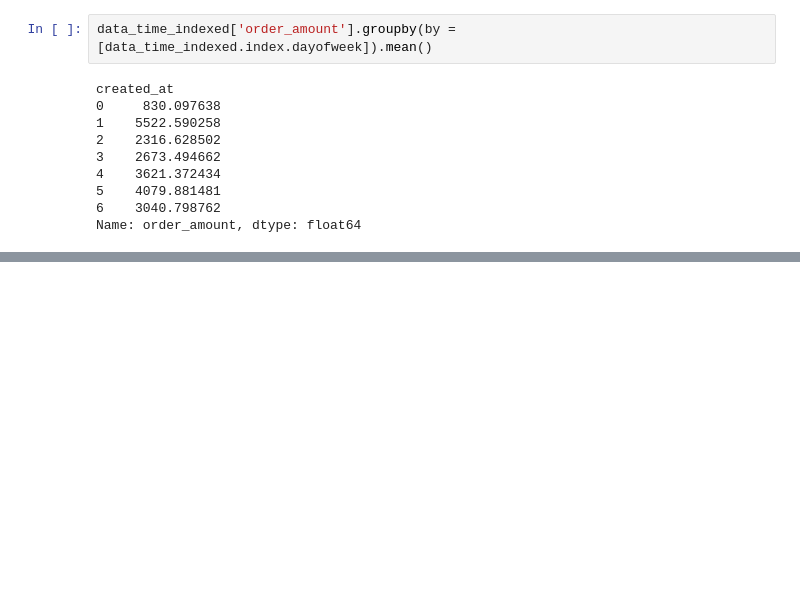
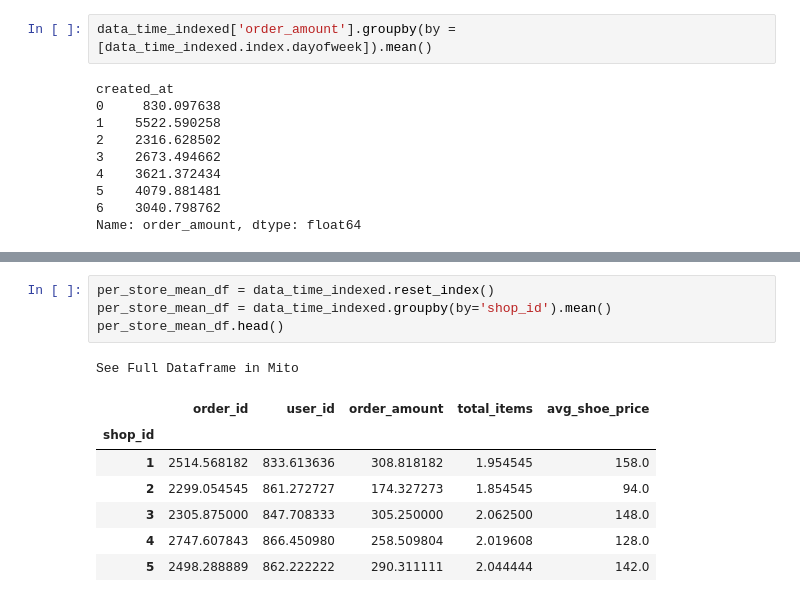
Before and after one commit to JQH84/Shopify-Challange-2022, a Jupyter notebook: EDA.ipynb, the cells around one changed output, grey strips where cells are left out. Saved outputs shown, nothing was run; the diff lists cells and outputs as text; blank space fills up the shorter version.

```diff
--- a/EDA.ipynb
+++ b/EDA.ipynb
@@ -179,0 +208,13 @@ data
+# %%
+per_store_mean_df = data_time_indexed.reset_index()
+per_store_mean_df = data_time_indexed.groupby(by='shop_id').mean()
+per_store_mean_df.head()
+# %% [output]
+See Full Dataframe in Mito
+|  | order_id | user_id | order_amount | total_items | avg_shoe_price |
+| shop_id |  |  |  |  |  |
+| 1 | 2514.568182 | 833.613636 | 308.818182 | 1.954545 | 158.0 |
+| 2 | 2299.054545 | 861.272727 | 174.327273 | 1.854545 | 94.0 |
+| 3 | 2305.875000 | 847.708333 | 305.250000 | 2.062500 | 148.0 |
+| 4 | 2747.607843 | 866.450980 | 258.509804 | 2.019608 | 128.0 |
+| 5 | 2498.288889 | 862.222222 | 290.311111 | 2.044444 | 142.0 |
```
Also changed, not shown: parts of 9 cells of this notebook, 4 other files.
